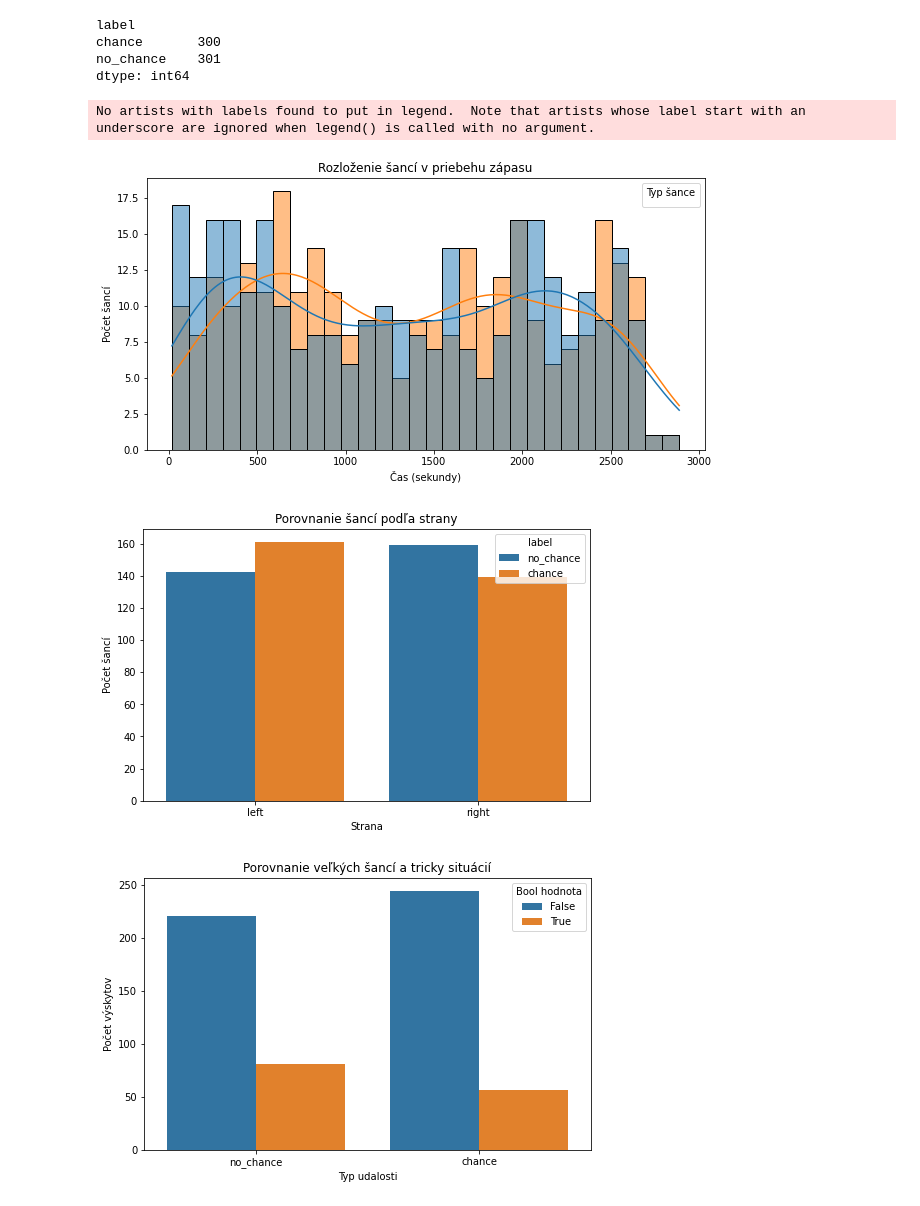
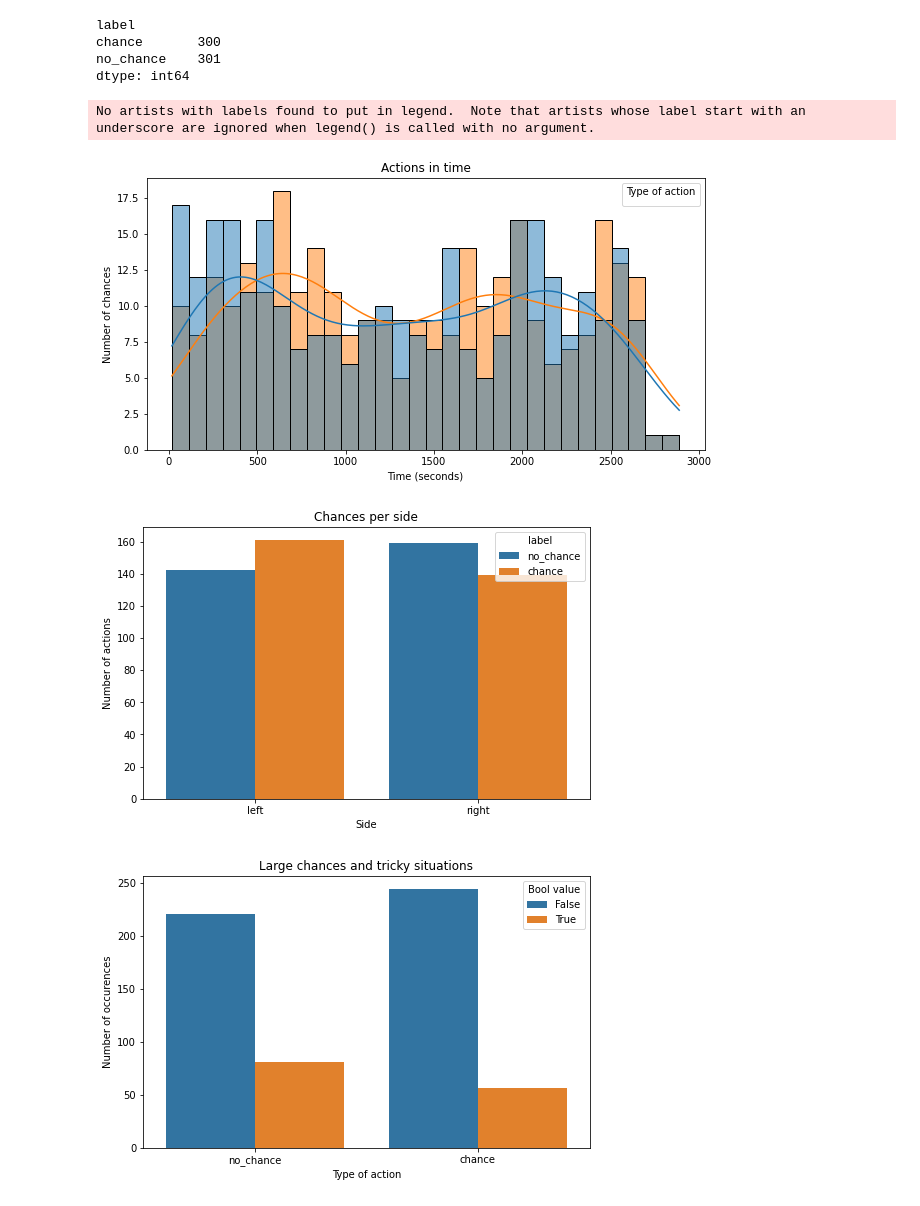
Before and after one commit to RomanGrom/goal-opportunity-spotting-dp, a Jupyter notebook: notebooks/anotacie.ipynb, the cells around one changed output. Saved outputs shown, nothing was run; the diff lists cells and outputs as text; code cells hidden in the pictures.

```diff
--- a/notebooks/anotacie.ipynb
+++ b/notebooks/anotacie.ipynb
@@ -41,35 +41,35 @@ chance       300
 no_chance    301
 dtype: int64
 # %%
-# Vizualizácia: Histogram rozloženia šancí v čase
+# Chances in time
 plt.figure(figsize=(10, 5))
 sns.histplot(df, x="time_seconds", hue="label", bins=30, kde=True)
-plt.xlabel("Čas (sekundy)")
-plt.ylabel("Počet šancí")
-plt.title("Rozloženie šancí v priebehu zápasu")
-plt.legend(title="Typ šance")
+plt.xlabel("Time (seconds)")
+plt.ylabel("Number of chances")
+plt.title("Actions in time")
+plt.legend(title="Type of action")
 plt.show()
 # %% [output]
 No artists with labels found to put in legend.  Note that artists whose label start with an underscore are ignored when legend() is called with no argument.
-[figure, old version]
+[figure, new version]
 # %%
-# Vizualizácia: Počet šancí podľa strany
+# Chances per side
 plt.figure(figsize=(8, 5))
 sns.countplot(data=df, x="side", hue="label")
-plt.xlabel("Strana")
-plt.ylabel("Počet šancí")
-plt.title("Porovnanie šancí podľa strany")
+plt.xlabel("Side")
+plt.ylabel("Number of actions")
+plt.title("Chances per side")
 plt.show()
 # %% [output]
-[figure, old version]
+[figure, new version]
 # %%
-# Vizualizácia: Rozdelenie veľkých šancí (bool=True) vs. ostatných
+# Bool true vs false
 plt.figure(figsize=(8, 5))
 sns.countplot(data=df, x="label", hue="bool")
-plt.xlabel("Typ udalosti")
-plt.ylabel("Počet výskytov")
-plt.title("Porovnanie veľkých šancí a tricky situácií")
-plt.legend(title="Bool hodnota", labels=["False", "True"])
+plt.xlabel("Type of action")
+plt.ylabel("Number of occurences")
+plt.title("Large chances and tricky situations")
+plt.legend(title="Bool value", labels=["False", "True"])
 plt.show()
 # %% [output]
-[figure, old version]
+[figure, new version]
```
Also changed, not shown: parts of 5 cells of this notebook, 28 other files.
